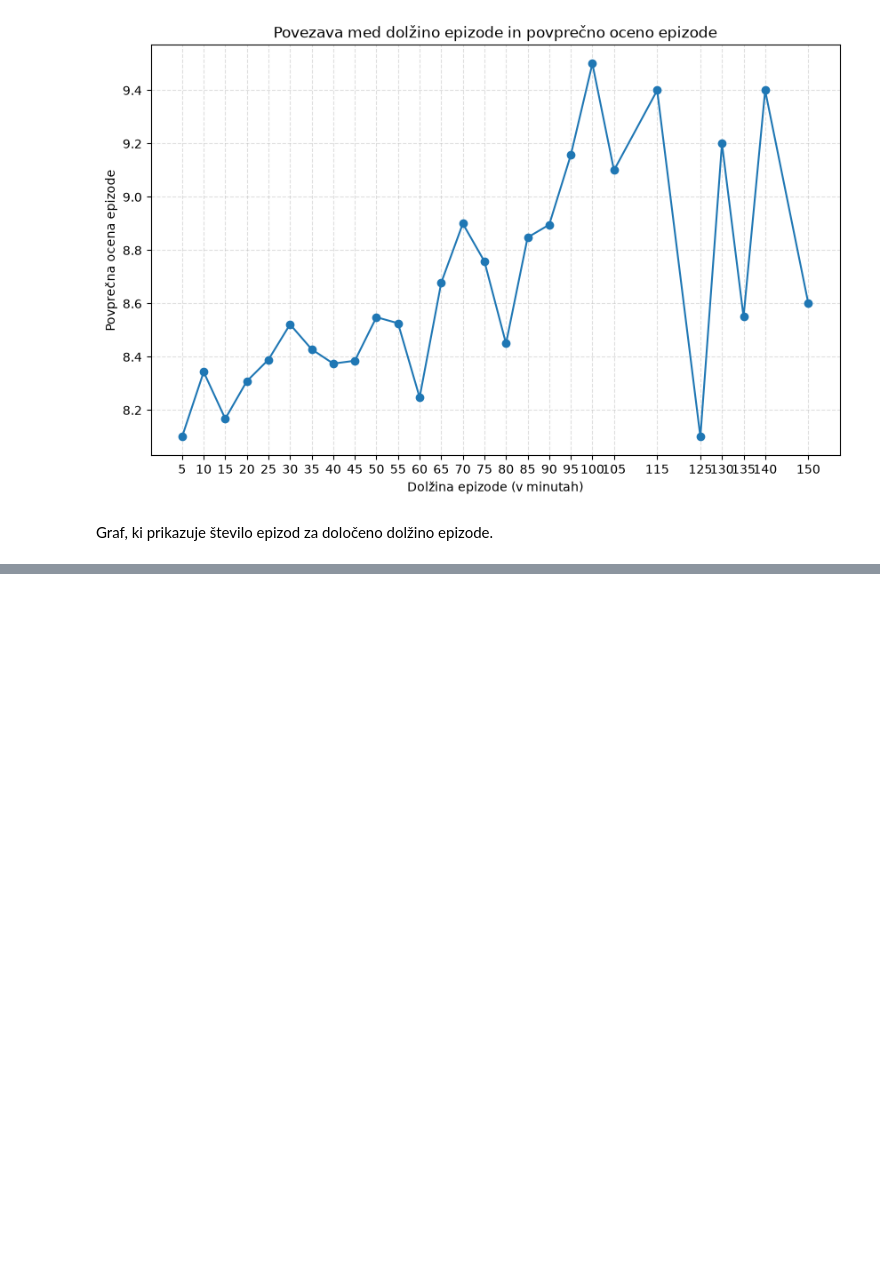
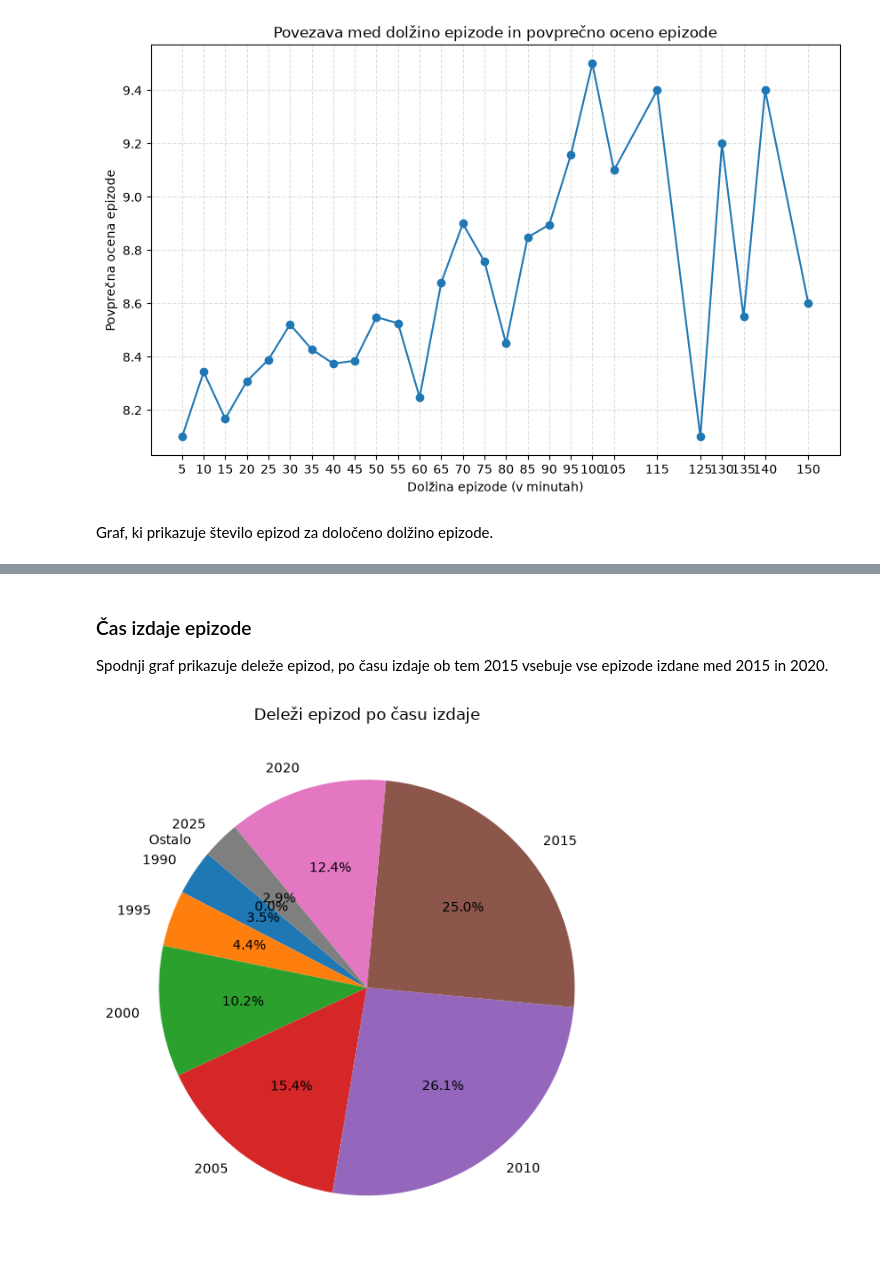
Before and after one commit to neca-klemencic/projektna_naloga_uvp, a Jupyter notebook: analiza.ipynb, the cells around one changed output, grey strips where cells are left out. Saved outputs shown, nothing was run; the diff lists cells and outputs as text; code cells hidden in the pictures; blank space fills up the shorter version.

```diff
--- a/analiza.ipynb
+++ b/analiza.ipynb
@@ -114,0 +120,24 @@ plt.colorbar(scatter, label="Dolžina epizode")
+# %% [markdown]
+### Čas izdaje epizode
+Spodnji graf prikazuje deleže epizod, po času izdaje ob tem 2015 vsebuje vse epizode izdane med 2015 in 2020.
+# %%
+podatki_epizode["leto_epizode"] = podatki_epizode["air_date"].str[:4].astype(float) // 5 * 5
+podatki_epizode["leto_epizode"] = podatki_epizode["leto_epizode"].astype(int)
+
+intervali = (
+    podatki_epizode.groupby("leto_epizode")["vote_average"]
+    .count()
+    .sort_index()
+)
+
+meja = intervali.sum() * 0.01
+intervali = intervali[intervali >= meja]
+intervali["Ostalo"] = intervali[intervali < meja].sum()
+
+plt.figure(figsize=(6, 6))
+plt.pie(intervali, labels=intervali.index, autopct="%1.1f%%", startangle=140, textprops={"fontsize": 10})
+plt.title("Deleži epizod po času izdaje")
+plt.tight_layout()
+plt.show()
+# %% [output]
+[figure, added]
```
Also changed, not shown: parts of 21 cells of this notebook, 1 other file.
